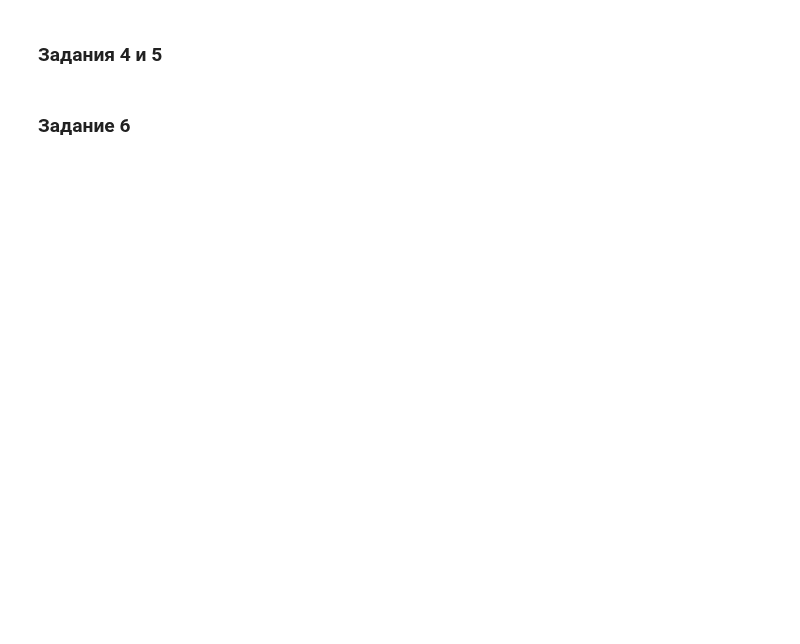
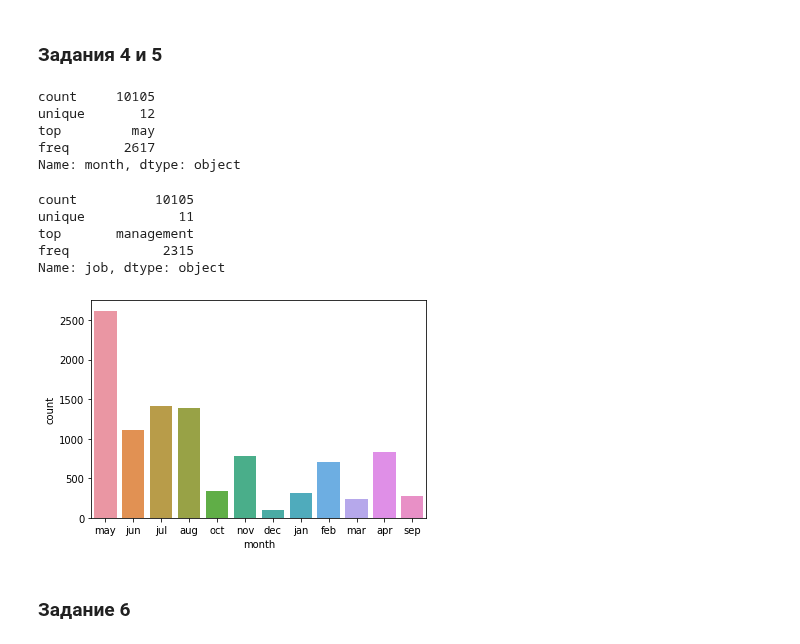
Before and after one commit to d3enjan/sf_data_science, a Jupyter notebook: PROJECT-4. Задача классификации/Project_4_ML.ipynb, the cells around one changed output. Drawn from its saved outputs; the diff is of its cells as text; code cells hidden in the pictures; blank space fills up the shorter version.

```diff
--- a/PROJECT-4. Задача классификации/Project_4_ML.ipynb
+++ b/PROJECT-4. Задача классификации/Project_4_ML.ipynb
@@ -268,6 +282,26 @@ df.describe()
 #рассчитайте описательные статистики для категориальных переменных, проинтерпретируйте результат
 #ваш код
 #постройте визуализации, иллюстрирующие результаты
+df['month'].describe()
+# %% [output]
+count     10105
+unique       12
+top         may
+freq       2617
+Name: month, dtype: object
+# %%
+df['job'].describe()
+# %% [output]
+count          10105
+unique            11
+top       management
+freq            2315
+Name: job, dtype: object
+# %%
+job = sns.countplot(df['month'])
+job;
+# %% [output]
+[figure, added]
 # %% [markdown]
 ### Задание 6
 # %%
```
Also changed, not shown: parts of 10 cells of this notebook.
